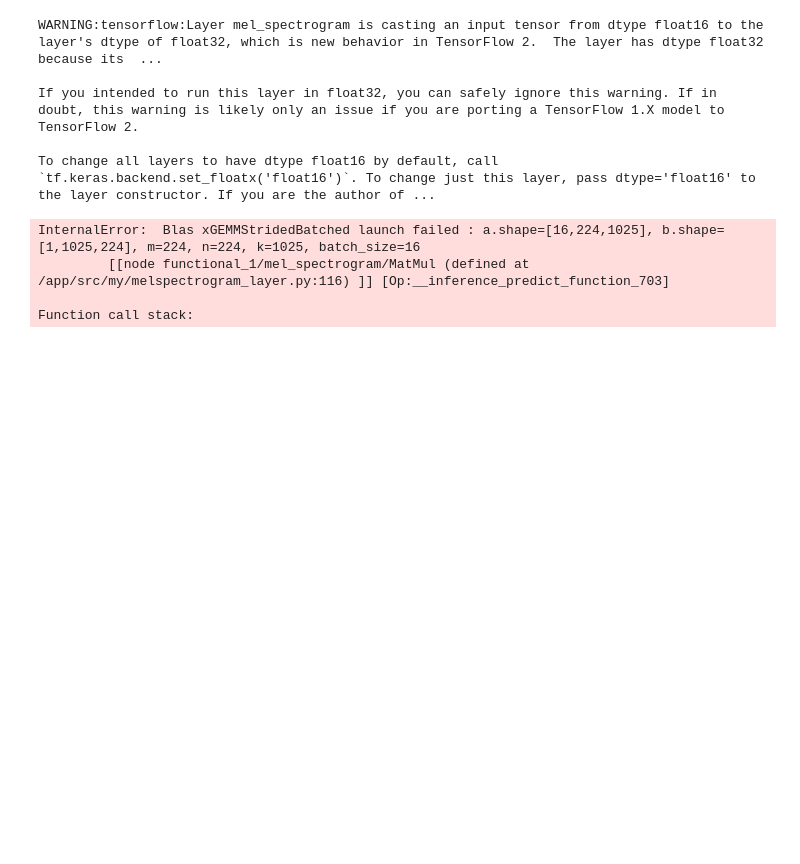
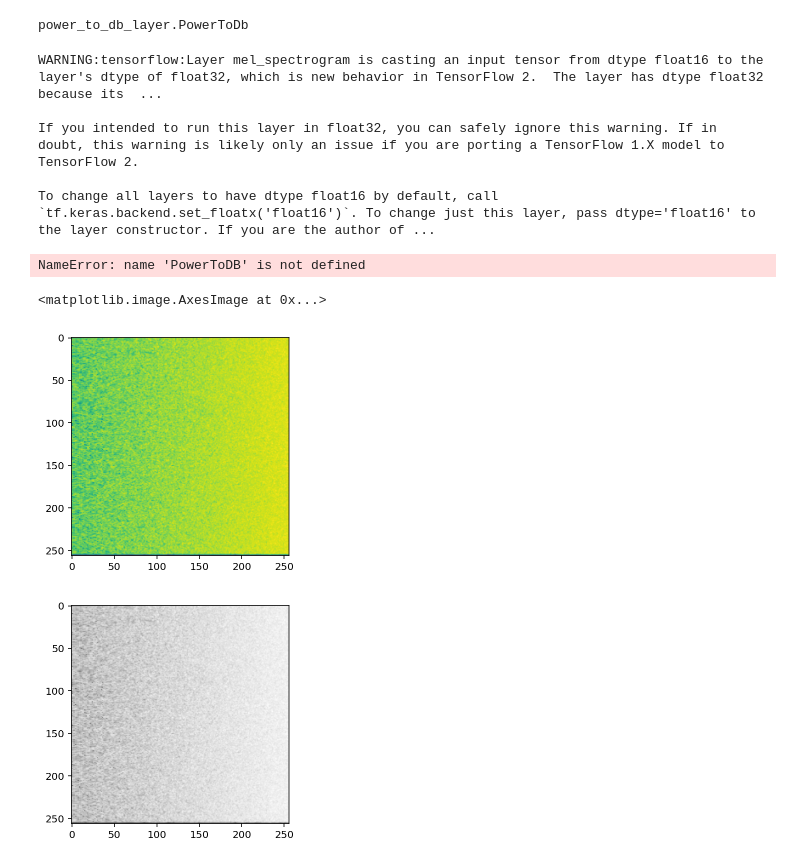
Before and after one commit to ntatanko/Birds_kaggle_2021, a Jupyter notebook: src/my/test_my_melspec_layer.ipynb, the cells around one changed output. Saved outputs shown, nothing was run; the diff lists cells and outputs as text; code cells hidden in the pictures; blank space fills up the shorter version.

Commit message:
model for nocall

```diff
--- a/src/my/test_my_melspec_layer.ipynb
+++ b/src/my/test_my_melspec_layer.ipynb
@@ -15,3 +16,7 @@ WAVE_DTYPE = np.float16
+# %%
+PowerToDb
+# %% [output]
+power_to_db_layer.PowerToDb
 # %%
 wave = np.random.randn((WAVE_LEN_SAMPLES)).astype(WAVE_DTYPE)
 waves = np.repeat(wave[np.newaxis, ...], 16, axis=0)
@@ -20,8 +25,9 @@ x = MelSpectrogram(
     sample_rate=AUDIO_SR,
     fft_size=N_FFT,
     n_mels=N_MELS,
-    hop_length=WAVE_LEN_SAMPLES // (N_TIMESTEPS - 1),
+    hop_size=WAVE_LEN_SAMPLES // (N_TIMESTEPS - 1),
     power=POWER,
+
 )(x)
 o_float = x = PowerToDB()(x)
 o_rgb = x = Float2DToRGB()(x)
@@ -36,7 +42,33 @@ WARNING:tensorflow:Layer mel_spectrogram is casting an input tensor from dtype f
 If you intended to run this layer in float32, you can safely ignore this warning. If in doubt, this warning is likely only an issue if you are porting a TensorFlow 1.X model to TensorFlow 2.
 
 To change all layers to have dtype float16 by default, call `tf.keras.backend.set_floatx('float16')`. To change just this layer, pass dtype='float16' to the layer constructor. If you are the author of ...
-InternalError:  Blas xGEMMStridedBatched launch failed : a.shape=[16,224,1025], b.shape=[1,1025,224], m=224, n=224, k=1025, batch_size=16
-         [[node functional_1/mel_spectrogram/MatMul (defined at /app/src/my/melspectrogram_layer.py:116) ]] [Op:__inference_predict_function_703]
-
-Function call stack:
+NameError: name 'PowerToDB' is not defined
+# %%
+N_FFT = 2048
+N_MELS = 256
+N_TIMESTEPS = 256
+POWER = 2
+AUDIO_SR = 32000
+WAVE_LEN_SAMPLES = AUDIO_SR * 5
+WAVE_DTYPE = np.float32
+wave = np.random.randn((WAVE_LEN_SAMPLES)).astype(WAVE_DTYPE)
+waves = np.repeat(wave[np.newaxis, ...], 16, axis=0)
+i_wave = x = keras.layers.Input(shape=WAVE_LEN_SAMPLES, dtype=WAVE_DTYPE)
+x = MelSpectrogram(
+    sample_rate=AUDIO_SR,
+    fft_size=N_FFT,
+    n_mels=N_MELS,
+    hop_size=WAVE_LEN_SAMPLES // (N_TIMESTEPS - 1),
+    power=POWER,
+)(x)
+o_float = x = PowerToDb()(x)
+o_rgb = x = Float2DToRGB()(x)
+m = keras.models.Model(inputs=[i_wave], outputs=[o_float, o_rgb])
+msgs_f, msgs_rgb = m.predict(waves)
+plt.imshow(msgs_f[0])
+plt.figure()
+plt.imshow(msgs_rgb[0])
+# %% [output]
+<matplotlib.image.AxesImage at 0x...>
+[figure, added]
+[figure, added]
```
Also changed, not shown: parts of 1 cell of this notebook, 35 other files.
